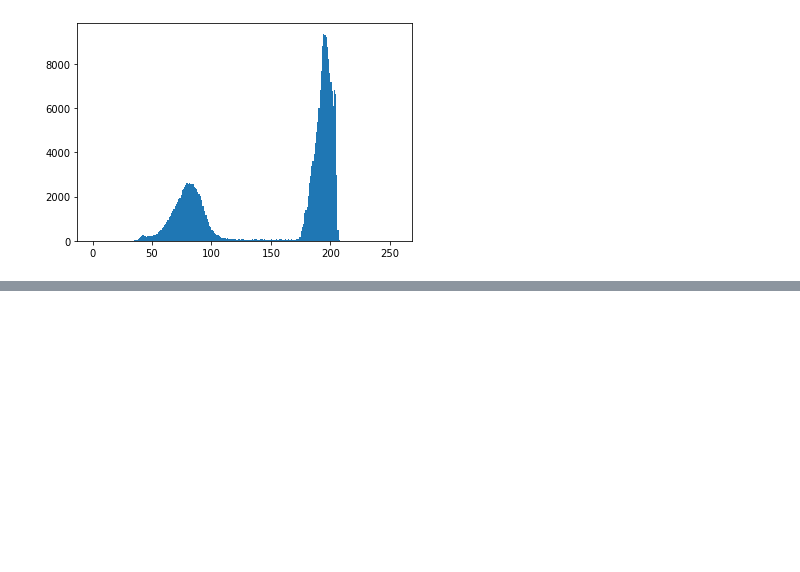
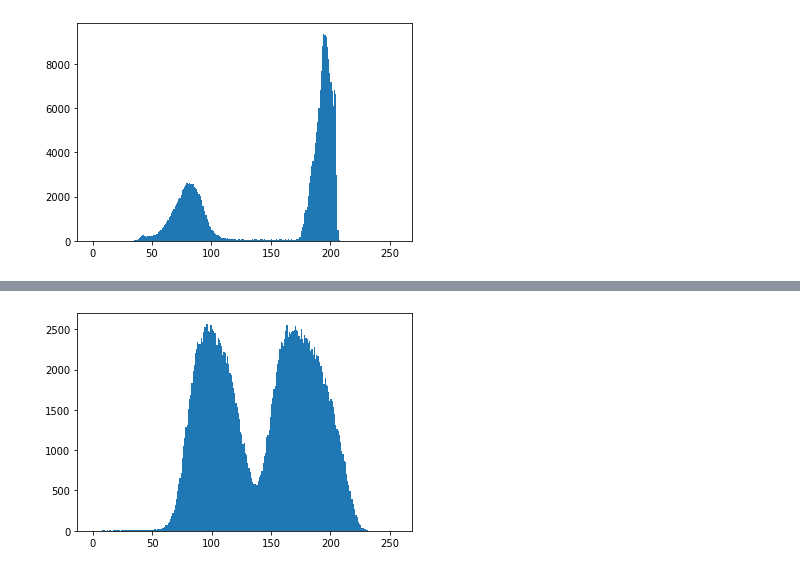
Before and after one commit to AlanMarquesRocha/segmentacao_imagens_pdi, a Jupyter notebook: segmentacao_imagens_pt1.ipynb, the cells around one changed output, grey strips where cells are left out. Cells and saved outputs as stored; diff of their text form; code cells hidden in the pictures; blank space fills up the shorter version.

```diff
--- a/segmentacao_imagens_pt1.ipynb
+++ b/segmentacao_imagens_pt1.ipynb
@@ -287,0 +300,6 @@ plt.hist(img_gray.ravel(), 256, [0, 256]);
+# %%
+# Plotando o histograma da imagem para observar a a distribuição dos pixels.
+histo, bins = np.histogram(img_gray, 256, [0, 256])
+plt.hist(img_gray.ravel(), 256, [0, 256]);
+# %% [output]
+[figure, added]
```
Also changed, not shown: parts of 5 cells of this notebook.
